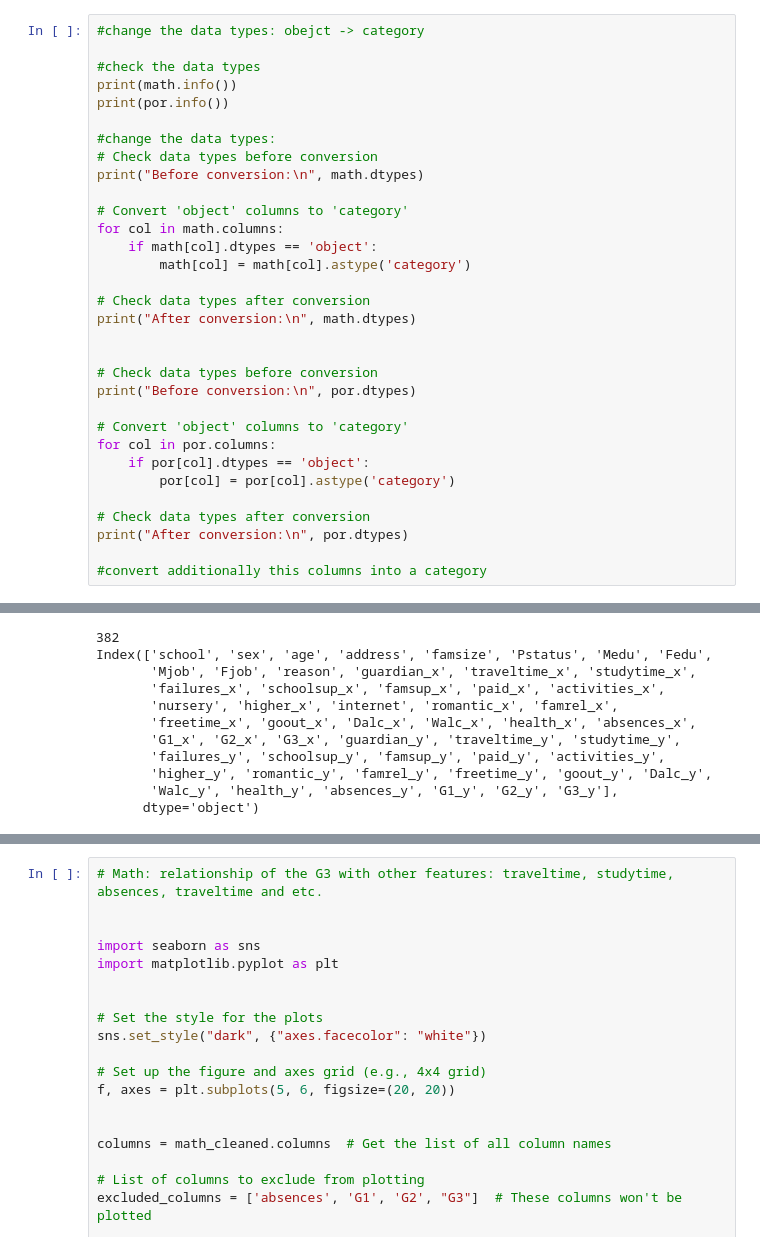
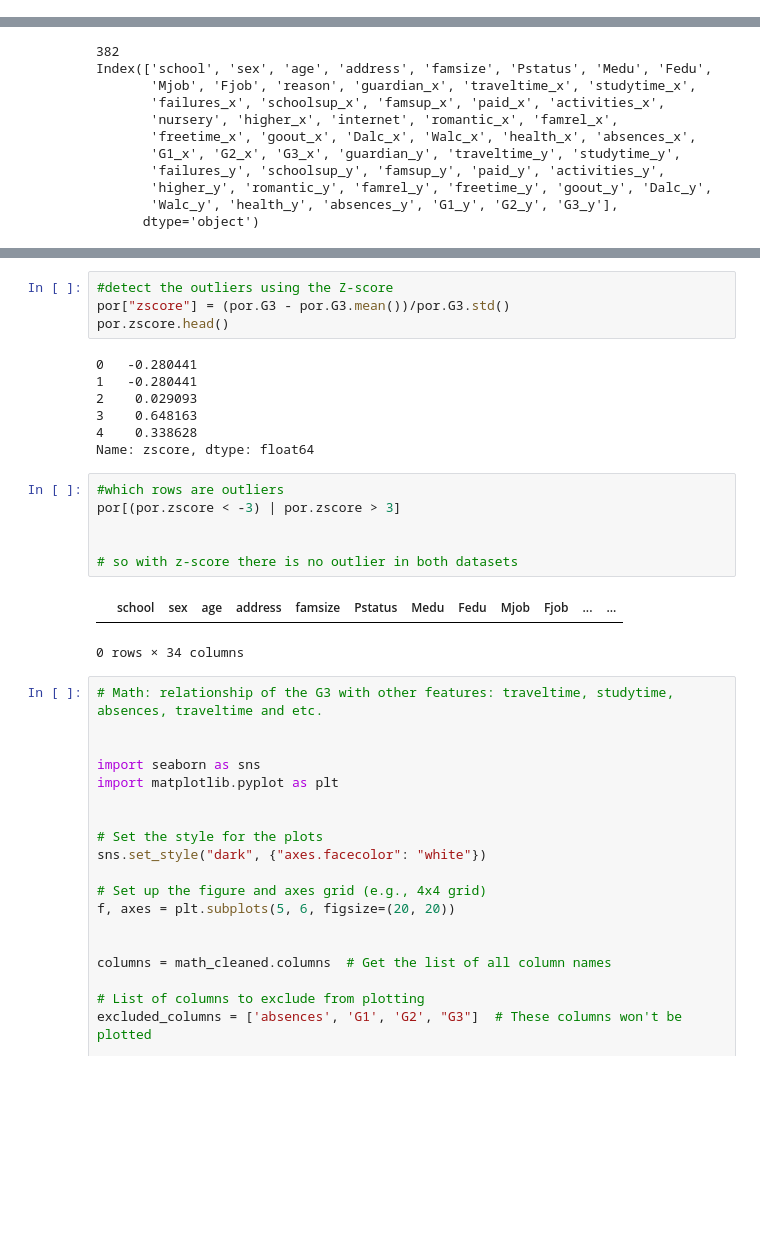
Before and after one commit to david-boules/SDS-CP015-student-performance-pred, a Jupyter notebook: notebooks/cholpon_zhakshylykova/cholpon_zhakshylykova_studentProgress.ipynb, the cells around one changed output, grey strips where cells are left out. Saved outputs shown, nothing was run; the diff lists cells and outputs as text; blank space fills up the shorter version.

```diff
--- a/notebooks/cholpon_zhakshylykova/cholpon_zhakshylykova_studentProgress.ipynb
+++ b/notebooks/cholpon_zhakshylykova/cholpon_zhakshylykova_studentProgress.ipynb
@@ -84,35 +87,3 @@ G1            0
 G2            0
 G3            0
 dtype: int64
-# %%
-#change the data types: obejct -> category
-
-#check the data types
-print(math.info())
-print(por.info())
-
-#change the data types:
-# Check data types before conversion
-print("Before conversion:\n", math.dtypes)
-
-# Convert 'object' columns to 'category'
-for col in math.columns:
-    if math[col].dtypes == 'object':
-        math[col] = math[col].astype('category')
-
-# Check data types after conversion
-print("After conversion:\n", math.dtypes)
-
-
-# Check data types before conversion
-print("Before conversion:\n", por.dtypes)
-
-# Convert 'object' columns to 'category'
-for col in por.columns:
-    if por[col].dtypes == 'object':
-        por[col] = por[col].astype('category')
-
-# Check data types after conversion
-print("After conversion:\n", por.dtypes)
-
-#convert additionally this columns into a category
@@ -254,3 +196,23 @@ Before cleaning portuguese dataset: 649, after cleaning the portuguese dataset:
+# %%
+#detect the outliers using the Z-score
+por["zscore"] = (por.G3 - por.G3.mean())/por.G3.std()
+por.zscore.head()
+# %% [output]
+0   -0.280441
+1   -0.280441
+2    0.029093
+3    0.648163
+4    0.338628
+Name: zscore, dtype: float64
+# %%
+#which rows are outliers
+por[(por.zscore < -3) | por.zscore > 3]
+
+
+# so with z-score there is no outlier in both datasets
+# %% [output]
+|  | school | sex | age | address | famsize | Pstatus | Medu | Fedu | Mjob | Fjob | ... | ... |
+0 rows × 34 columns
 # %%
 # Math: relationship of the G3 with other features: traveltime, studytime, absences, traveltime and etc.
 
```
Also changed, not shown: parts of 9 cells of this notebook, 2 other files.
